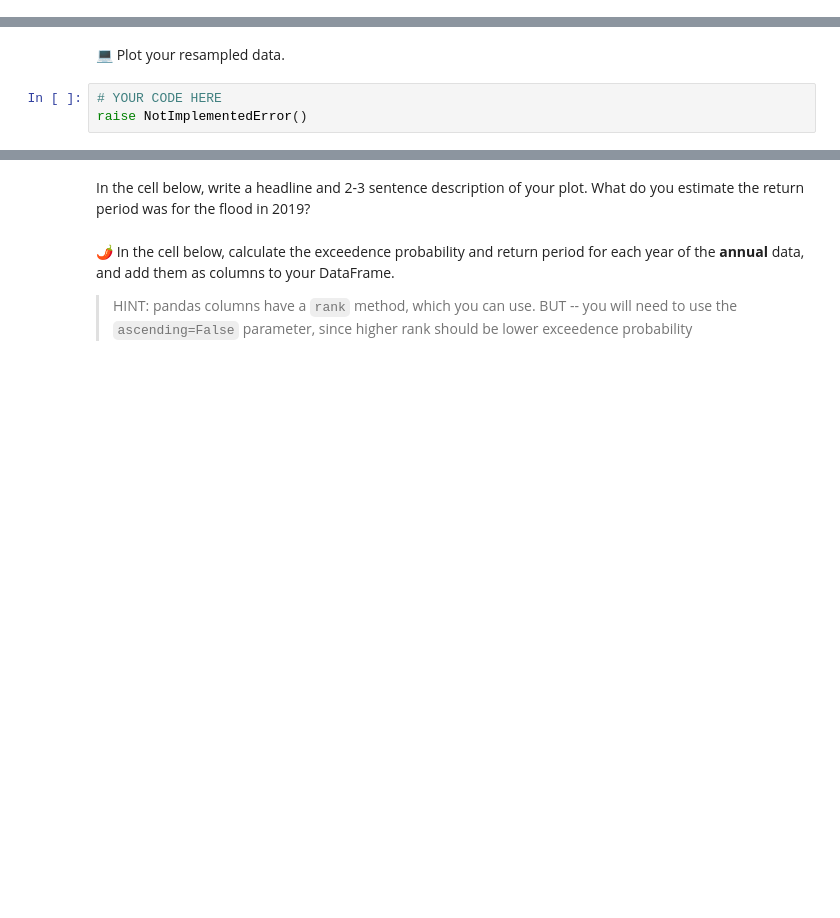
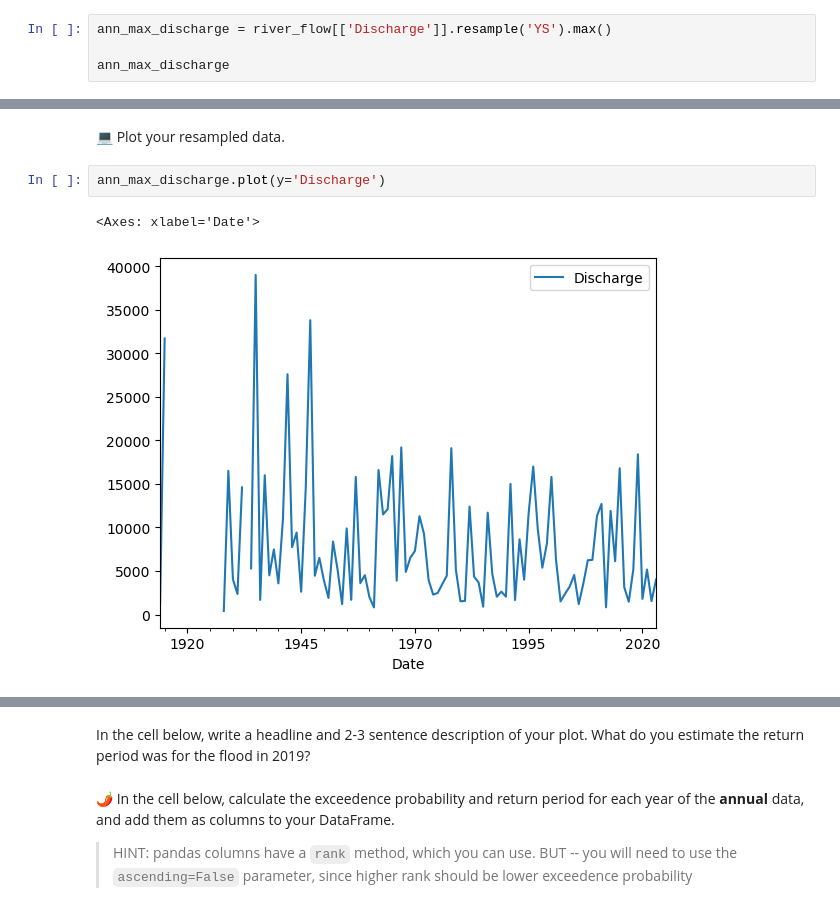
Before and after one commit to AmberLx17/time-series-data-AmberLx17, a Jupyter notebook: stars-02-time-series.ipynb, the cells around one changed output, grey strips where cells are left out. Drawn from its saved outputs; the diff is of its cells as text; blank space fills up the shorter version.

```diff
--- a/stars-02-time-series.ipynb
+++ b/stars-02-time-series.ipynb
@@ -575,0 +575,4 @@ raise NotImplementedError()
+# %%
+ann_max_discharge = river_flow[['Discharge']].resample('YS').max()
+
+ann_max_discharge
@@ -616,5 +641,7 @@ resample_points
 # %% [markdown]
 &#128187; Plot your resampled data.
-# %%
-# YOUR CODE HERE
-raise NotImplementedError()
+# %%
+ann_max_discharge.plot(y='Discharge')
+# %% [output]
+<Axes: xlabel='Date'>
+[figure, added]
```
Also changed, not shown: parts of 11 cells of this notebook.
